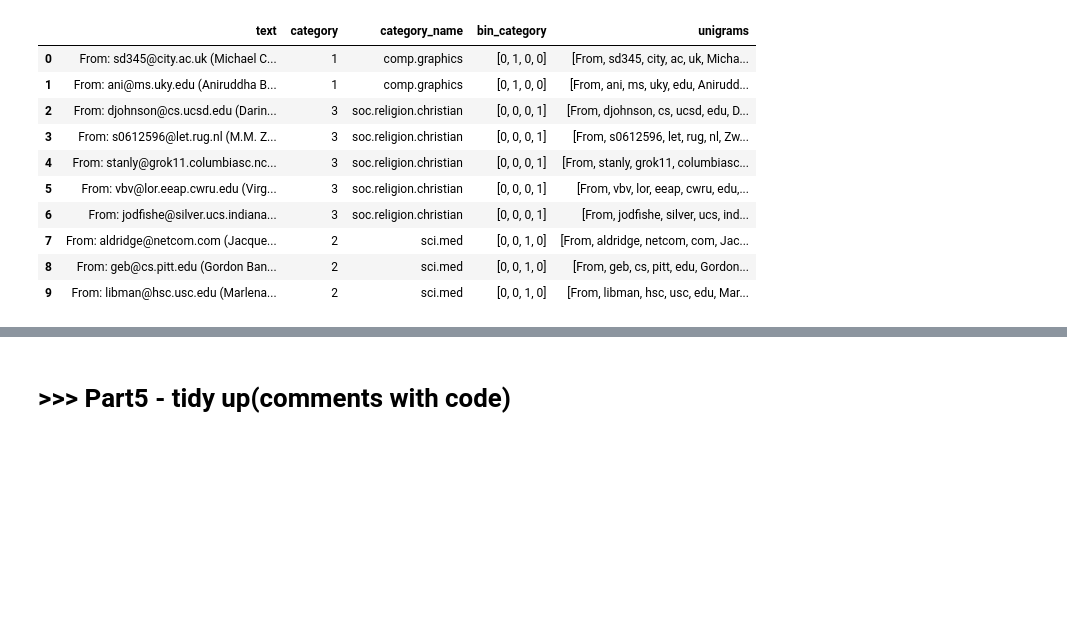
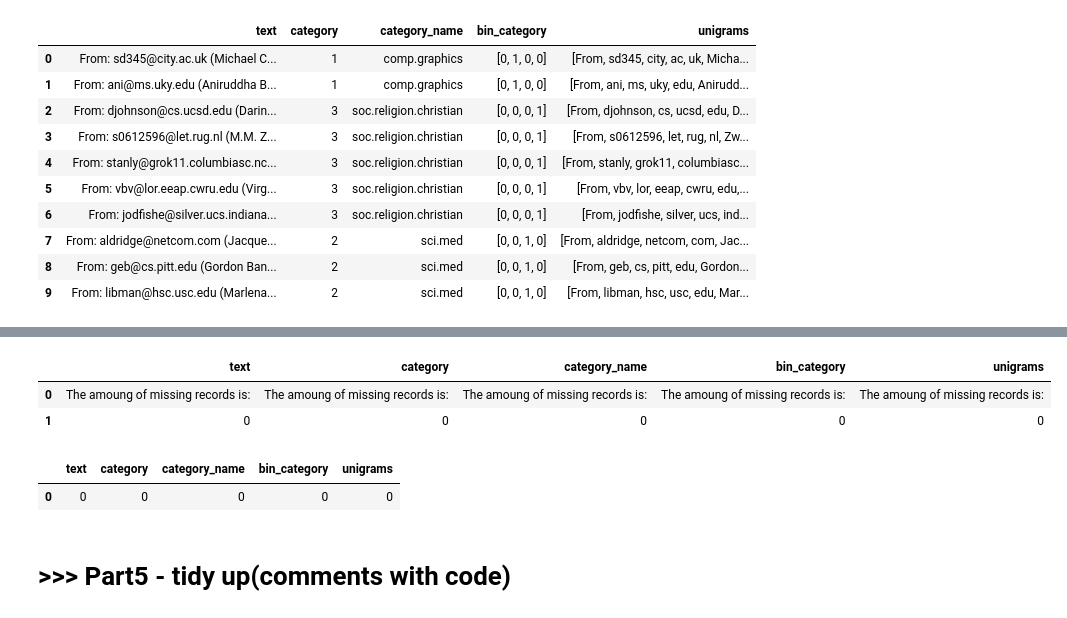
Before and after one commit to chihuahualee828/DM2023-Lab1-Master, a Jupyter notebook: Homework/DM2023-Lab1-Homework.ipynb, the cells around one changed output, grey strips where cells are left out. Saved outputs shown, nothing was run; the diff lists cells and outputs as text; code cells hidden in the pictures; blank space fills up the shorter version.

```diff
--- a/Homework/DM2023-Lab1-Homework.ipynb
+++ b/Homework/DM2023-Lab1-Homework.ipynb
@@ -1248,2 +1250,13 @@ X[:10]
+# %%
+X.isnull().apply(lambda x: dmh.check_missing_values(x))
+# %% [output]
+|  | text | category | category_name | bin_category | unigrams |
+| 0 | The amoung of missing records is: | The amoung of missing records is: | The amoung of missing records is: | The amoung of missing records is: | The amoung of missing records is: |
+| 1 | 0 | 0 | 0 | 0 | 0 |
+# %%
+pd.DataFrame(X.isnull().sum(axis=0)).T
+# %% [output]
+|  | text | category | category_name | bin_category | unigrams |
+| 0 | 0 | 0 | 0 | 0 | 0 |
 # %% [markdown]
 # >>> **Part5 - tidy up(comments with code)**
```
Also changed, not shown: parts of 4 cells of this notebook.
